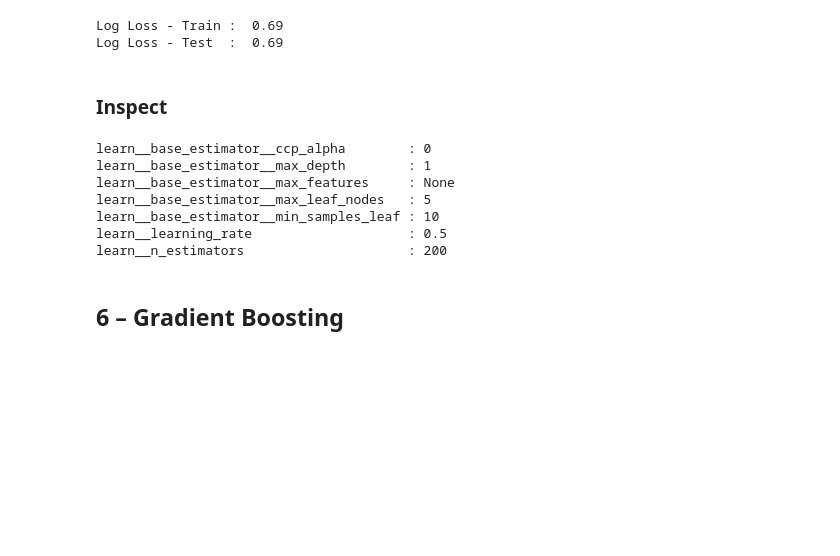
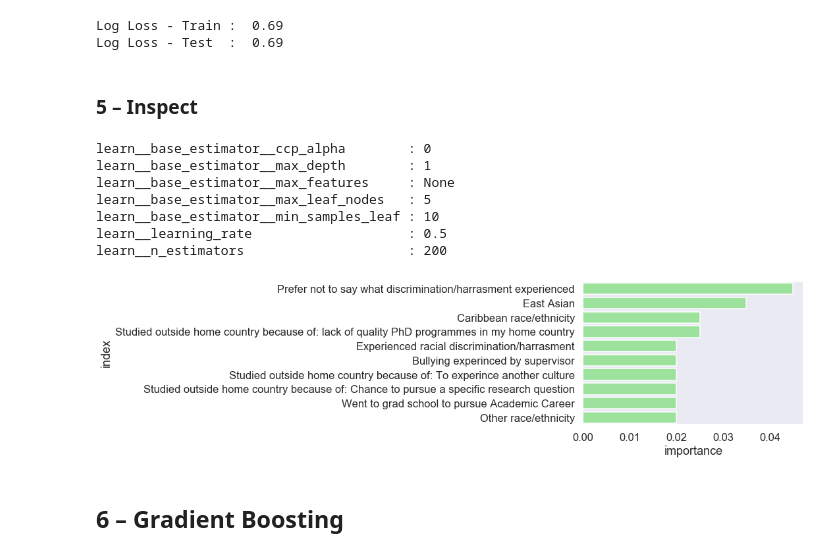
Before and after one commit to rcharan/nature-phd-survey, a Jupyter notebook: analyze.ipynb, the cells around one changed output. Drawn from its saved outputs; the diff is of its cells as text; code cells hidden in the pictures; blank space fills up the shorter version.

```diff
--- a/analyze.ipynb
+++ b/analyze.ipynb
@@ -999,7 +1040,7 @@ print(f'Log Loss - Train : {model_data["log_loss_train"] : .2}\n'
 Log Loss - Train :  0.69
 Log Loss - Test  :  0.69
 # %% [markdown]
-### Inspect
+### 5 – Inspect
 # %%
 model_data['best_params'] = model.best_params_
 print_dict(model.best_params_)
@@ -1014,3 +1062,8 @@ learn__n_estimators                     : 200
+# %%
+best_clf = model.best_estimator_.steps[1][1]
+plot_feat_impt(best_clf.feature_importances_)
+# %% [output]
+[figure, added]
 # %%
 plt.close('all') # Prevent memory leakage by doing this occasionally
 # %% [markdown]
```
Also changed, not shown: parts of 42 cells of this notebook, 3 other files.
